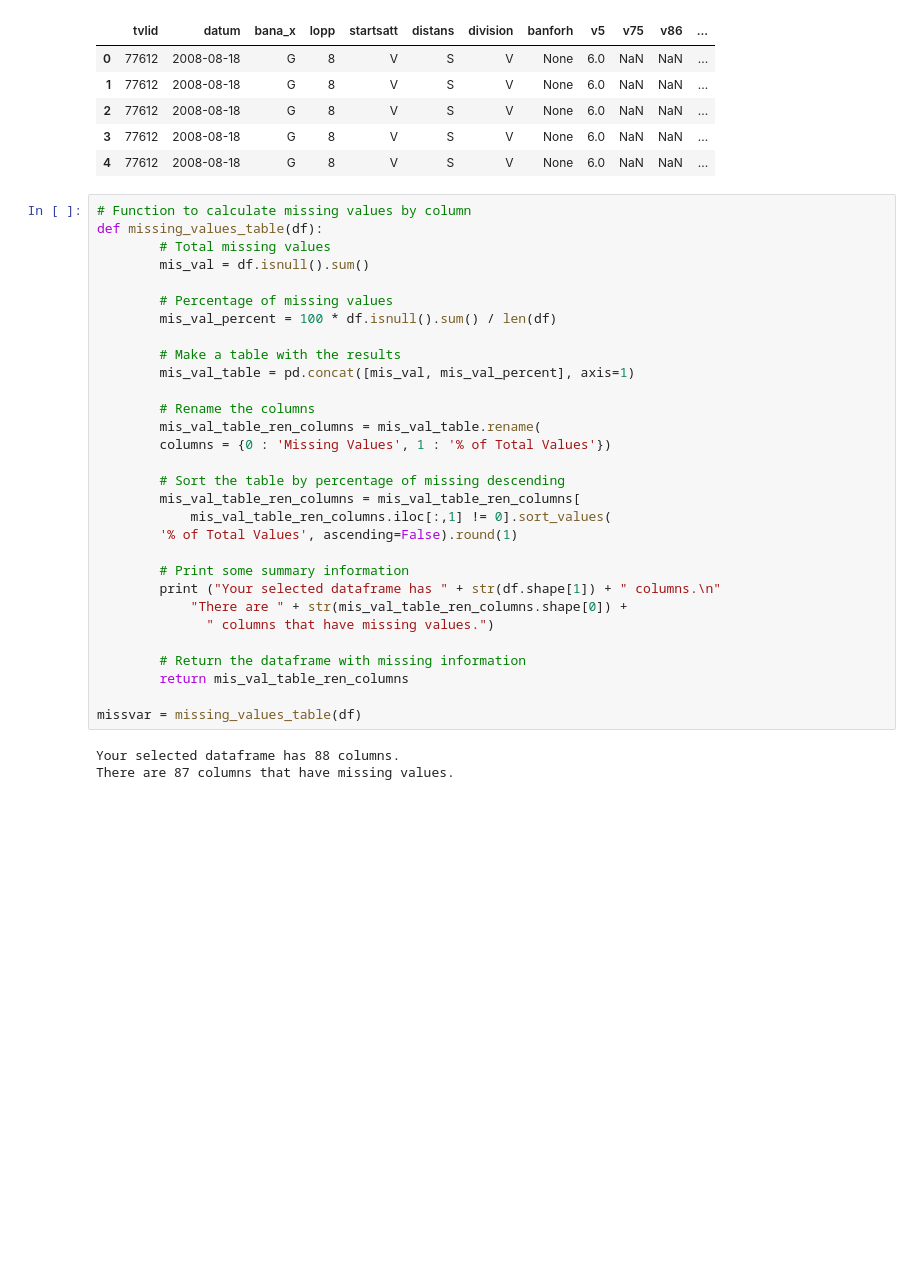
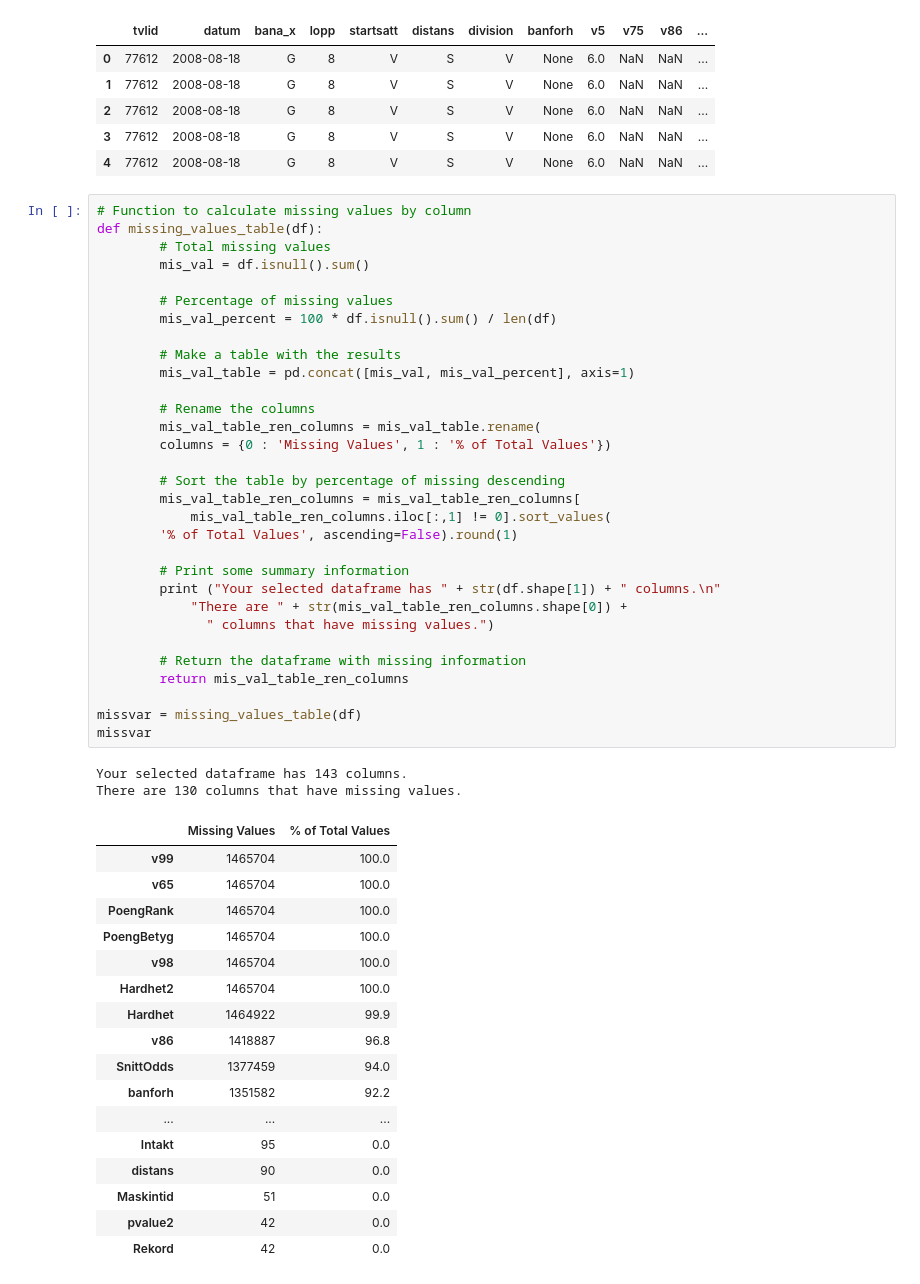
Before and after one commit to AndFCar/TravAnalys, a Jupyter notebook: TravAnalys.ipynb, the cells around one changed output. Saved outputs shown, nothing was run; the diff lists cells and outputs as text; blank space fills up the shorter version.

```diff
--- a/TravAnalys.ipynb
+++ b/TravAnalys.ipynb
@@ -82,35 +69,53 @@ df.head()
 # Function to calculate missing values by column
 def missing_values_table(df):
         # Total missing values
         mis_val = df.isnull().sum()
 
         # Percentage of missing values
         mis_val_percent = 100 * df.isnull().sum() / len(df)
 
         # Make a table with the results
         mis_val_table = pd.concat([mis_val, mis_val_percent], axis=1)
 
         # Rename the columns
         mis_val_table_ren_columns = mis_val_table.rename(
         columns = {0 : 'Missing Values', 1 : '% of Total Values'})
 
         # Sort the table by percentage of missing descending
         mis_val_table_ren_columns = mis_val_table_ren_columns[
             mis_val_table_ren_columns.iloc[:,1] != 0].sort_values(
         '% of Total Values', ascending=False).round(1)
 
         # Print some summary information
         print ("Your selected dataframe has " + str(df.shape[1]) + " columns.\n"
             "There are " + str(mis_val_table_ren_columns.shape[0]) +
               " columns that have missing values.")
 
         # Return the dataframe with missing information
         return mis_val_table_ren_columns
 
 missvar = missing_values_table(df)
+missvar
 # %% [output]
-Your selected dataframe has 88 columns.
-There are 87 columns that have missing values.
+Your selected dataframe has 143 columns.
+There are 130 columns that have missing values.
+|  | Missing Values | % of Total Values |
+| v99 | 1465704 | 100.0 |
+| v65 | 1465704 | 100.0 |
+| PoengRank | 1465704 | 100.0 |
+| PoengBetyg | 1465704 | 100.0 |
+| v98 | 1465704 | 100.0 |
+| Hardhet2 | 1465704 | 100.0 |
+| Hardhet | 1464922 | 99.9 |
+| v86 | 1418887 | 96.8 |
+| SnittOdds | 1377459 | 94.0 |
+| banforh | 1351582 | 92.2 |
+| ... | ... | ... |
+| Intakt | 95 | 0.0 |
+| distans | 90 | 0.0 |
+| Maskintid | 51 | 0.0 |
+| pvalue2 | 42 | 0.0 |
+| Rekord | 42 | 0.0 |
 # %%
 var= missvar[missvar['% of Total Values']<10]
 var['var'] = var.index
```
Also changed, not shown: parts of 4 cells of this notebook.
